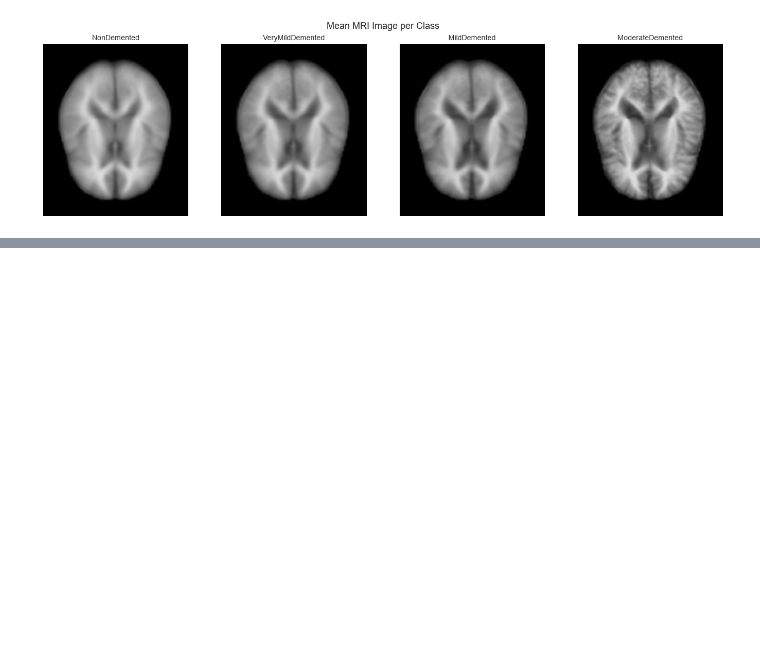
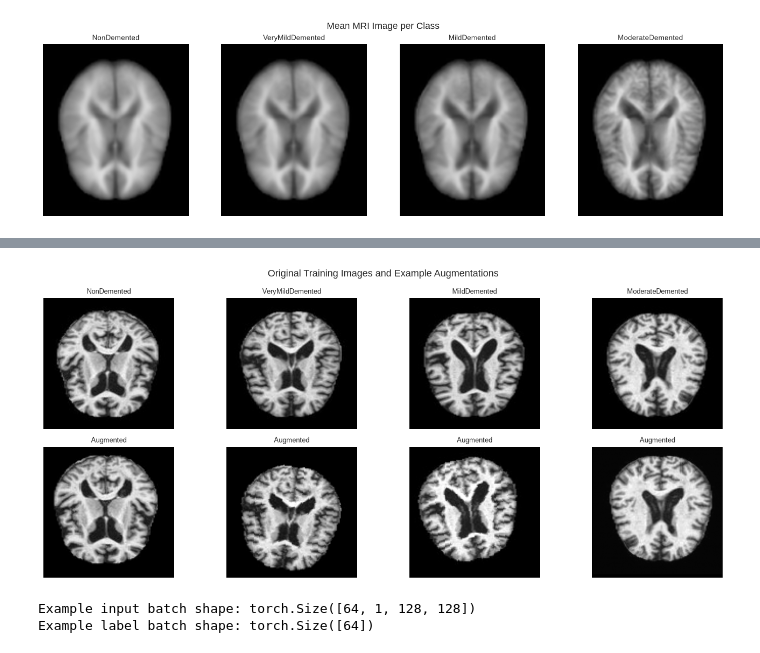
Before and after one commit to VladetaV/Deep-Learning-For-Human-Body-Marker-Augmentation, a Jupyter notebook: alzheimer_classification.ipynb, the cells around one changed output, grey strips where cells are left out. Cells and saved outputs as stored; diff of their text form; code cells hidden in the pictures; blank space fills up the shorter version.

```diff
--- a/alzheimer_classification.ipynb
+++ b/alzheimer_classification.ipynb
@@ -386,0 +637,33 @@ plt.show()
+# %%
+fig, axes = plt.subplots(2, len(CLASS_NAMES), figsize=(14, 6))
+fig.suptitle('Original Training Images and Example Augmentations', fontsize=13)
+
+for class_index, class_name in enumerate(CLASS_NAMES):
+    sample_path = next(
+        path for path, label in zip(train_paths, train_labels)
+        if label == class_index
+    )
+    original_image = Image.open(sample_path).convert('L')
+    augmented_tensor = augmentation_transform(original_image)
+    augmented_image = augmented_tensor.squeeze(0) * TRAIN_STD + TRAIN_MEAN
+
+    axes[0, class_index].imshow(original_image, cmap='gray')
+    axes[0, class_index].set_title(class_name, fontsize=9)
+    axes[0, class_index].axis('off')
+
+    axes[1, class_index].imshow(augmented_image.clamp(0, 1), cmap='gray')
+    axes[1, class_index].set_title('Augmented', fontsize=9)
+    axes[1, class_index].axis('off')
+
+axes[0, 0].set_ylabel('Original')
+axes[1, 0].set_ylabel('Augmented')
+plt.tight_layout()
+plt.show()
+
+example_inputs, example_labels = next(iter(original_train_loader))
+print(f"Example input batch shape: {example_inputs.shape}")
+print(f"Example label batch shape: {example_labels.shape}")
+# %% [output]
+[figure, added]
+Example input batch shape: torch.Size([64, 1, 128, 128])
+Example label batch shape: torch.Size([64])
```
Also changed, not shown: parts of 31 cells of this notebook.
